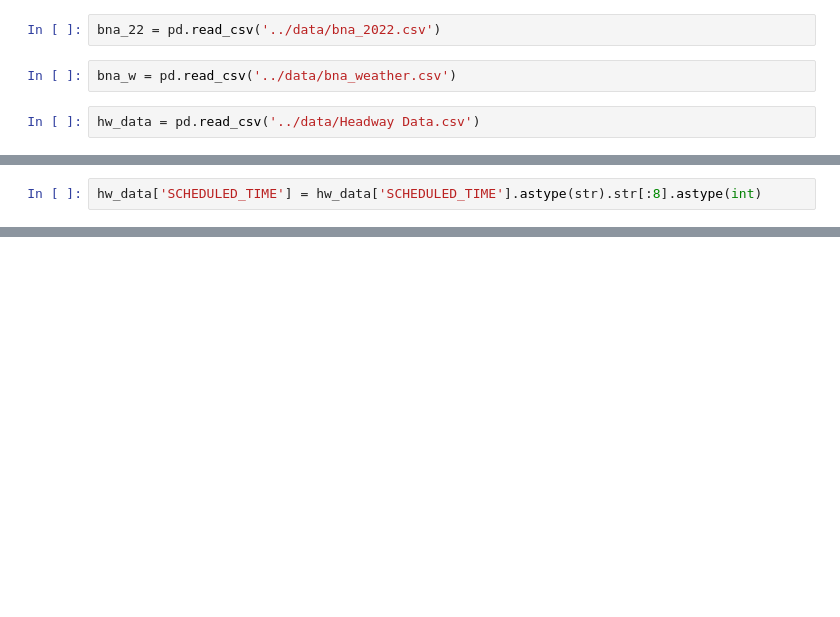
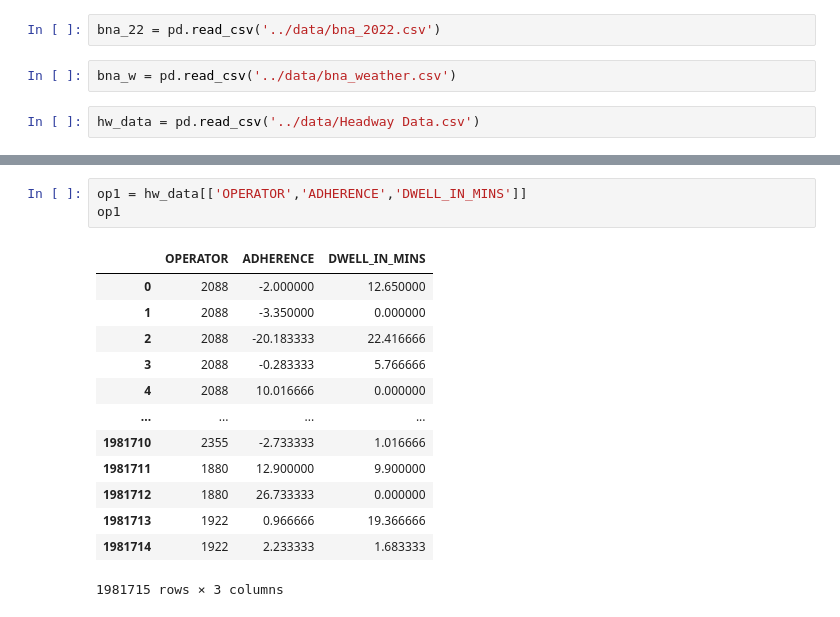
Before and after one commit to NSS-Data-Analytics-Cohort-7/wego-shut_up_and_take_my_query, a Jupyter notebook: notebooks/WegoProject.ipynb, the cells around one changed output, grey strips where cells are left out. Saved outputs shown, nothing was run; the diff lists cells and outputs as text; blank space fills up the shorter version.

```diff
--- a/notebooks/WegoProject.ipynb
+++ b/notebooks/WegoProject.ipynb
@@ -51,2 +198,0 @@ todwell
-# %%
-hw_data['SCHEDULED_TIME'] = hw_data['SCHEDULED_TIME'].astype(str).str[:8].astype(int)
@@ -60,0 +318,17 @@ print(hw_data[['performance']].head(20))
+# %%
+op1 = hw_data[['OPERATOR','ADHERENCE','DWELL_IN_MINS']]
+op1
+# %% [output]
+|  | OPERATOR | ADHERENCE | DWELL_IN_MINS |
+| 0 | 2088 | -2.000000 | 12.650000 |
+| 1 | 2088 | -3.350000 | 0.000000 |
+| 2 | 2088 | -20.183333 | 22.416666 |
+| 3 | 2088 | -0.283333 | 5.766666 |
+| 4 | 2088 | 10.016666 | 0.000000 |
+| ... | ... | ... | ... |
+| 1981710 | 2355 | -2.733333 | 1.016666 |
+| 1981711 | 1880 | 12.900000 | 9.900000 |
+| 1981712 | 1880 | 26.733333 | 0.000000 |
+| 1981713 | 1922 | 0.966666 | 19.366666 |
+| 1981714 | 1922 | 2.233333 | 1.683333 |
+1981715 rows × 3 columns
```
Also changed, not shown: parts of 31 cells of this notebook.
